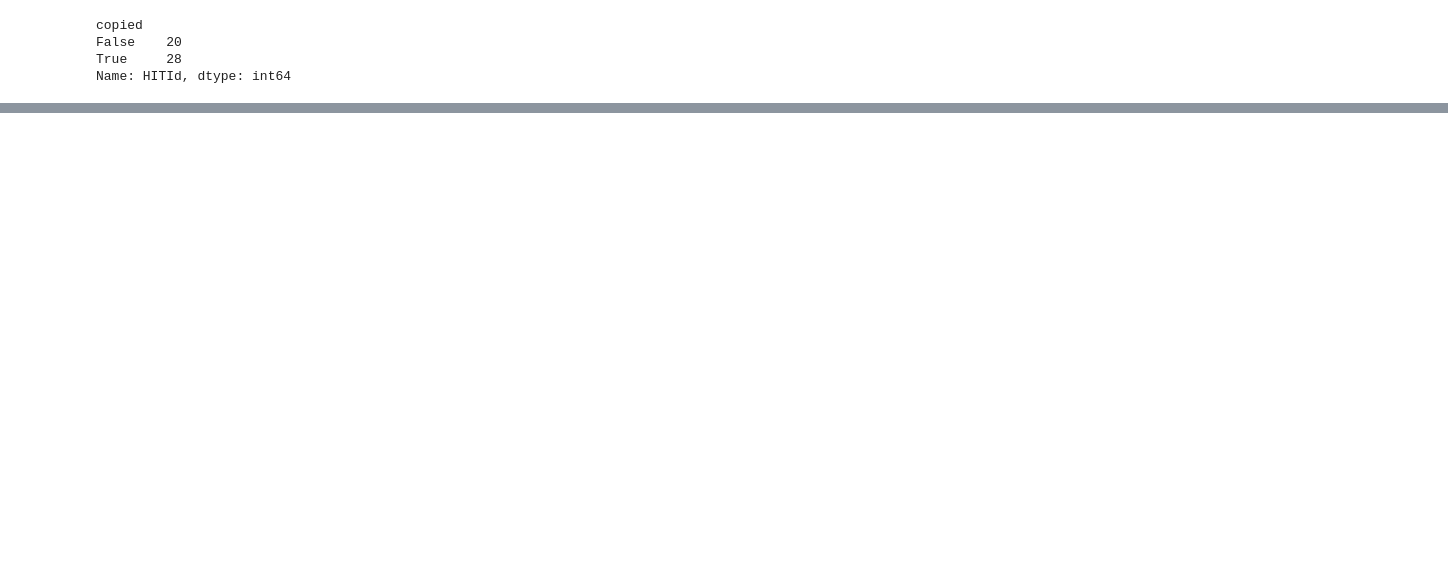
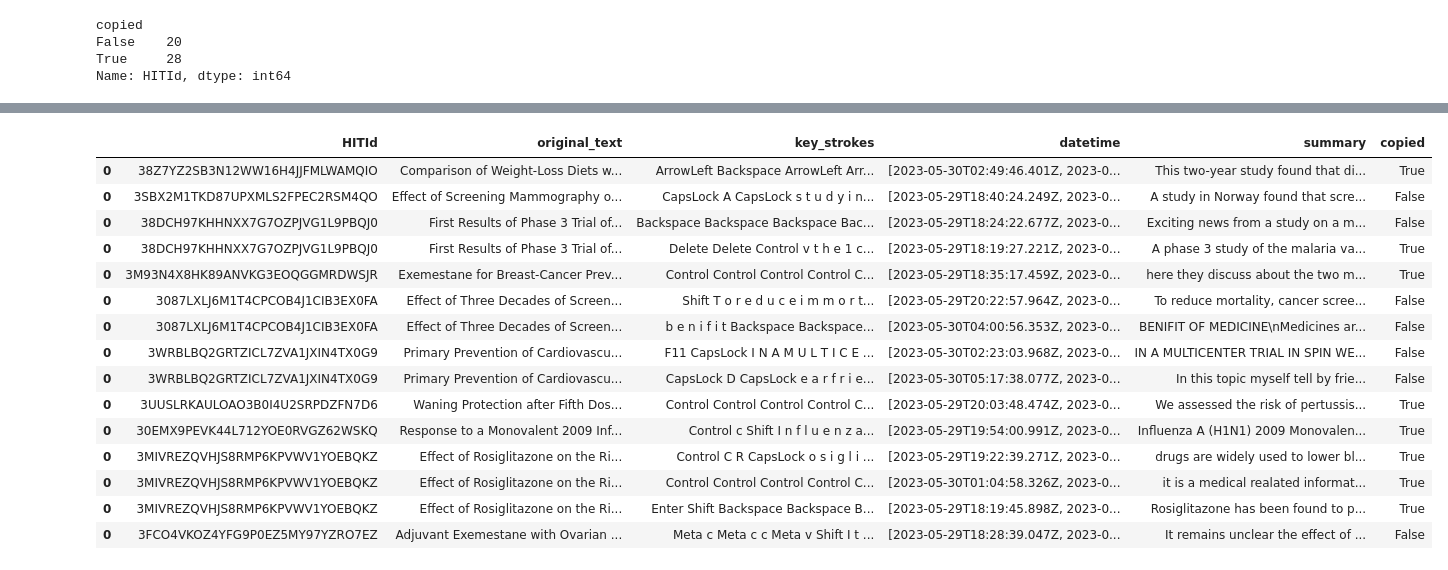
Before and after one commit to epfl-dlab/GPTurk, a Jupyter notebook: src/0_exploration.ipynb, the cells around one changed output, grey strips where cells are left out. Drawn from its saved outputs; the diff is of its cells as text; code cells hidden in the pictures; blank space fills up the shorter version.

```diff
--- a/src/0_exploration.ipynb
+++ b/src/0_exploration.ipynb
@@ -57,0 +78,19 @@ ex = eval(example)
+# %%
+responses[responses["key_strokes"].map(len)> 300]
+# %% [output]
+|  | HITId | original_text | key_strokes | datetime | summary | copied |
+| 0 | 38Z7YZ2SB3N12WW16H4JJFMLWAMQIO | Comparison of Weight-Loss Diets w... | ArrowLeft Backspace ArrowLeft Arr... | [2023-05-30T02:49:46.401Z, 2023-0... | This two-year study found that di... | True |
+| 0 | 3SBX2M1TKD87UPXMLS2FPEC2RSM4QO | Effect of Screening Mammography o... | CapsLock A CapsLock s t u d y i n... | [2023-05-29T18:40:24.249Z, 2023-0... | A study in Norway found that scre... | False |
+| 0 | 38DCH97KHHNXX7G7OZPJVG1L9PBQJ0 | First Results of Phase 3 Trial of... | Backspace Backspace Backspace Bac... | [2023-05-29T18:24:22.677Z, 2023-0... | Exciting news from a study on a m... | False |
+| 0 | 38DCH97KHHNXX7G7OZPJVG1L9PBQJ0 | First Results of Phase 3 Trial of... | Delete Delete Control v t h e 1 c... | [2023-05-29T18:19:27.221Z, 2023-0... | A phase 3 study of the malaria va... | True |
+| 0 | 3M93N4X8HK89ANVKG3EOQGGMRDWSJR | Exemestane for Breast-Cancer Prev... | Control Control Control Control C... | [2023-05-29T18:35:17.459Z, 2023-0... | here they discuss about the two m... | True |
+| 0 | 3087LXLJ6M1T4CPCOB4J1CIB3EX0FA | Effect of Three Decades of Screen... | Shift T o r e d u c e i m m o r t... | [2023-05-29T20:22:57.964Z, 2023-0... | To reduce mortality, cancer scree... | False |
+| 0 | 3087LXLJ6M1T4CPCOB4J1CIB3EX0FA | Effect of Three Decades of Screen... | b e n i f i t Backspace Backspace... | [2023-05-30T04:00:56.353Z, 2023-0... | BENIFIT OF MEDICINE\nMedicines ar... | False |
+| 0 | 3WRBLBQ2GRTZICL7ZVA1JXIN4TX0G9 | Primary Prevention of Cardiovascu... | F11 CapsLock I N A M U L T I C E ... | [2023-05-30T02:23:03.968Z, 2023-0... | IN A MULTICENTER TRIAL IN SPIN WE... | False |
+| 0 | 3WRBLBQ2GRTZICL7ZVA1JXIN4TX0G9 | Primary Prevention of Cardiovascu... | CapsLock D CapsLock e a r f r i e... | [2023-05-30T05:17:38.077Z, 2023-0... | In this topic myself tell by frie... | False |
+| 0 | 3UUSLRKAULOAO3B0I4U2SRPDZFN7D6 | Waning Protection after Fifth Dos... | Control Control Control Control C... | [2023-05-29T20:03:48.474Z, 2023-0... | We assessed the risk of pertussis... | True |
+| 0 | 30EMX9PEVK44L712YOE0RVGZ62WSKQ | Response to a Monovalent 2009 Inf... | Control c Shift I n f l u e n z a... | [2023-05-29T19:54:00.991Z, 2023-0... | Influenza A (H1N1) 2009 Monovalen... | True |
+| 0 | 3MIVREZQVHJS8RMP6KPVWV1YOEBQKZ | Effect of Rosiglitazone on the Ri... | Control C R CapsLock o s i g l i ... | [2023-05-29T19:22:39.271Z, 2023-0... | drugs are widely used to lower bl... | True |
+| 0 | 3MIVREZQVHJS8RMP6KPVWV1YOEBQKZ | Effect of Rosiglitazone on the Ri... | Control Control Control Control C... | [2023-05-30T01:04:58.326Z, 2023-0... | it is a medical realated informat... | True |
+| 0 | 3MIVREZQVHJS8RMP6KPVWV1YOEBQKZ | Effect of Rosiglitazone on the Ri... | Enter Shift Backspace Backspace B... | [2023-05-29T18:19:45.898Z, 2023-0... | Rosiglitazone has been found to p... | True |
+| 0 | 3FCO4VKOZ4YFG9P0EZ5MY97YZRO7EZ | Adjuvant Exemestane with Ovarian ... | Meta c Meta c c Meta v Shift I t ... | [2023-05-29T18:28:39.047Z, 2023-0... | It remains unclear the effect of ... | False |
```
Also changed, not shown: parts of 13 cells of this notebook, 6 other files.
